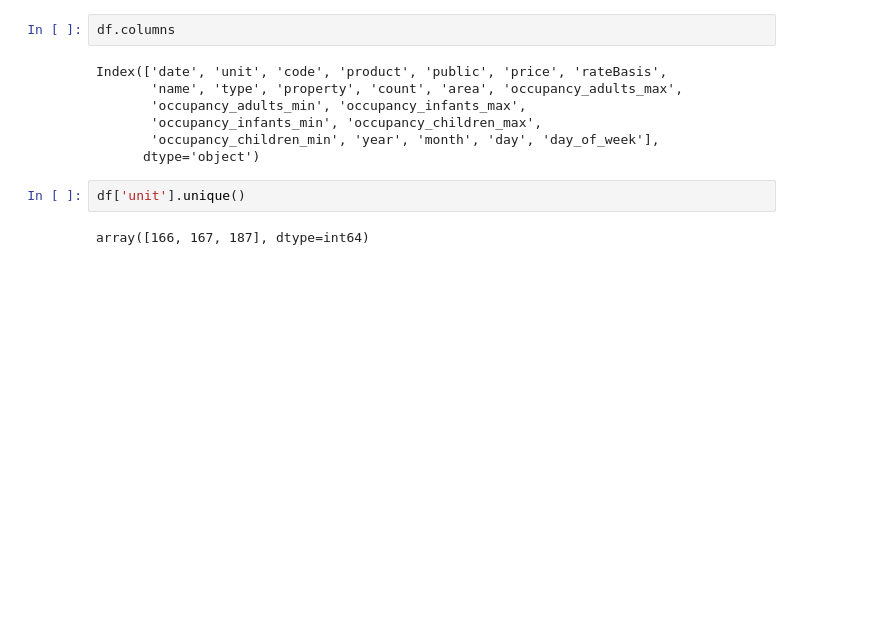
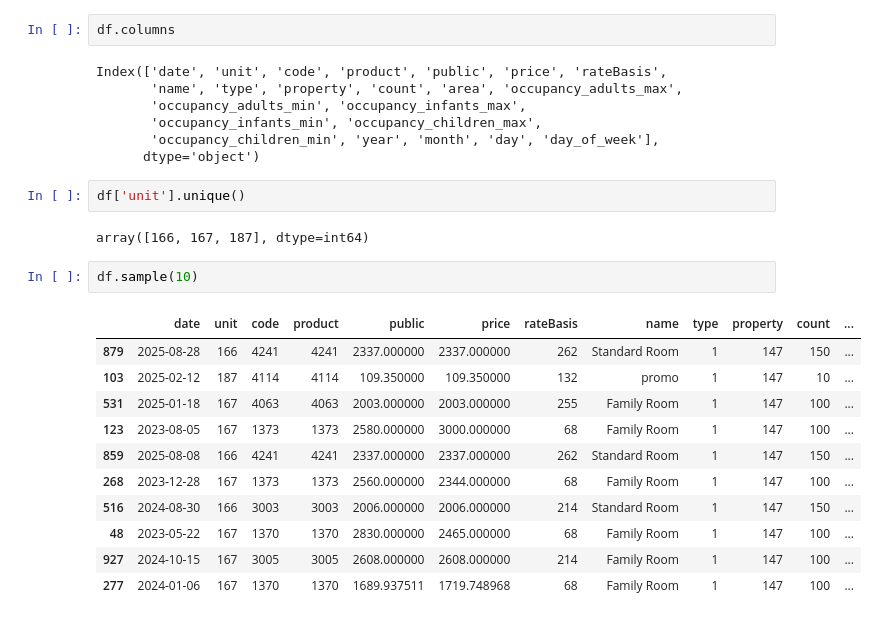
Before and after one commit to moradAbdessamad/dynamic_priscing, a Jupyter notebook: Clean/load.ipynb, the cells around one changed output. Drawn from its saved outputs; the diff is of its cells as text; blank space fills up the shorter version.

```diff
--- a/Clean/load.ipynb
+++ b/Clean/load.ipynb
@@ -506,3 +506,17 @@ Index(['date', 'unit', 'code', 'product', 'public', 'price', 'rateBasis',
 df['unit'].unique()
 # %% [output]
 array([166, 167, 187], dtype=int64)
+# %%
+df.sample(10)
+# %% [output]
+|  | date | unit | code | product | public | price | rateBasis | name | type | property | count | ... |
+| 879 | 2025-08-28 | 166 | 4241 | 4241 | 2337.000000 | 2337.000000 | 262 | Standard Room | 1 | 147 | 150 | ... |
+| 103 | 2025-02-12 | 187 | 4114 | 4114 | 109.350000 | 109.350000 | 132 | promo | 1 | 147 | 10 | ... |
+| 531 | 2025-01-18 | 167 | 4063 | 4063 | 2003.000000 | 2003.000000 | 255 | Family Room | 1 | 147 | 100 | ... |
+| 123 | 2023-08-05 | 167 | 1373 | 1373 | 2580.000000 | 3000.000000 | 68 | Family Room | 1 | 147 | 100 | ... |
+| 859 | 2025-08-08 | 166 | 4241 | 4241 | 2337.000000 | 2337.000000 | 262 | Standard Room | 1 | 147 | 150 | ... |
+| 268 | 2023-12-28 | 167 | 1373 | 1373 | 2560.000000 | 2344.000000 | 68 | Family Room | 1 | 147 | 100 | ... |
+| 516 | 2024-08-30 | 166 | 3003 | 3003 | 2006.000000 | 2006.000000 | 214 | Standard Room | 1 | 147 | 150 | ... |
+| 48 | 2023-05-22 | 167 | 1370 | 1370 | 2830.000000 | 2465.000000 | 68 | Family Room | 1 | 147 | 100 | ... |
+| 927 | 2024-10-15 | 167 | 3005 | 3005 | 2608.000000 | 2608.000000 | 214 | Family Room | 1 | 147 | 100 | ... |
+| 277 | 2024-01-06 | 167 | 1370 | 1370 | 1689.937511 | 1719.748968 | 68 | Family Room | 1 | 147 | 100 | ... |
```
